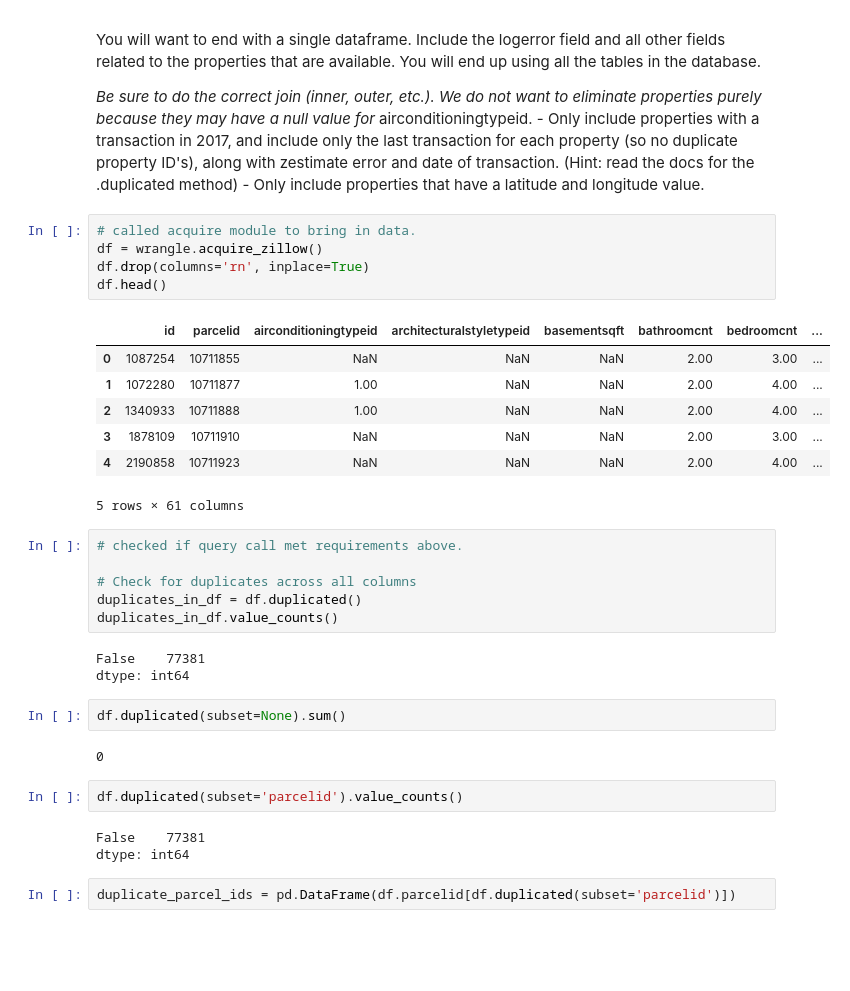
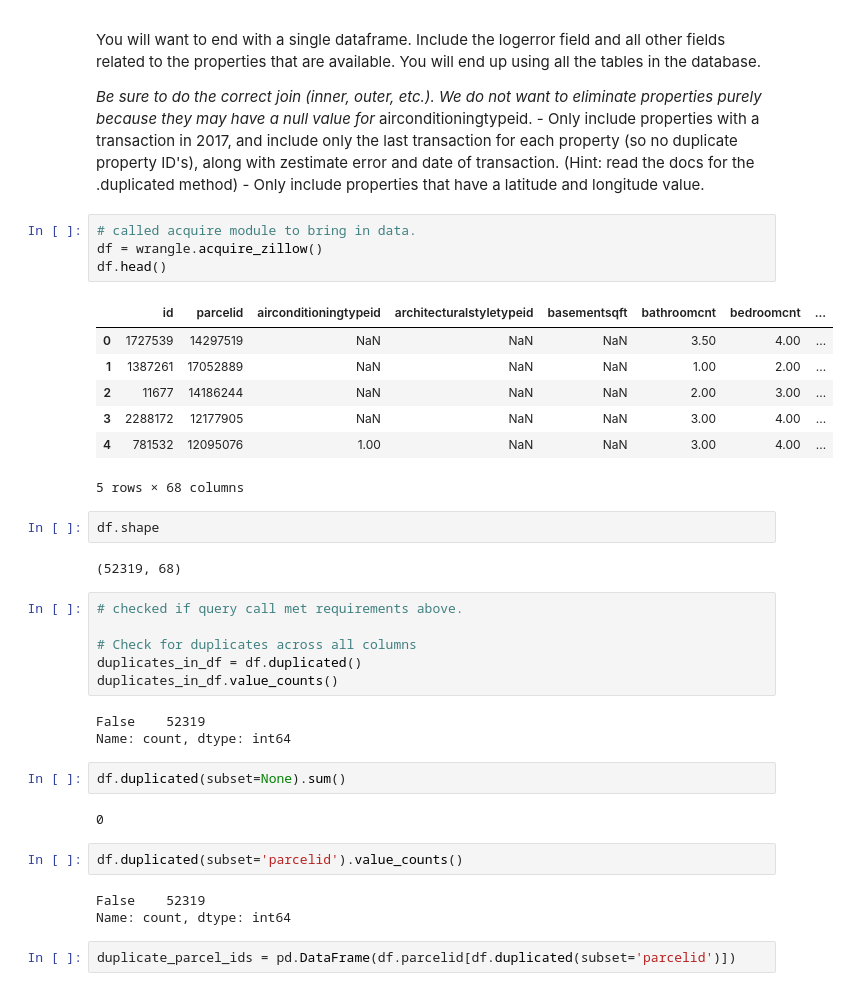
Before and after one commit to Marc-Aradillas/clustering-exercises, a Jupyter notebook: zillow.ipynb, the cells around one changed output. Drawn from its saved outputs; the diff is of its cells as text; blank space fills up the shorter version.

```diff
--- a/zillow.ipynb
+++ b/zillow.ipynb
@@ -52,16 +54,19 @@ You will want to end with a single dataframe. Include the logerror field and all
 # %%
 # called acquire module to bring in data.
 df = wrangle.acquire_zillow()
-df.drop(columns='rn', inplace=True)
 df.head()
 # %% [output]
 |  | id | parcelid | airconditioningtypeid | architecturalstyletypeid | basementsqft | bathroomcnt | bedroomcnt | ... |
-| 0 | 1087254 | 10711855 | NaN | NaN | NaN | 2.00 | 3.00 | ... |
-| 1 | 1072280 | 10711877 | 1.00 | NaN | NaN | 2.00 | 4.00 | ... |
-| 2 | 1340933 | 10711888 | 1.00 | NaN | NaN | 2.00 | 4.00 | ... |
-| 3 | 1878109 | 10711910 | NaN | NaN | NaN | 2.00 | 3.00 | ... |
-| 4 | 2190858 | 10711923 | NaN | NaN | NaN | 2.00 | 4.00 | ... |
+| 0 | 1727539 | 14297519 | NaN | NaN | NaN | 3.50 | 4.00 | ... |
+| 1 | 1387261 | 17052889 | NaN | NaN | NaN | 1.00 | 2.00 | ... |
+| 2 | 11677 | 14186244 | NaN | NaN | NaN | 2.00 | 3.00 | ... |
+| 3 | 2288172 | 12177905 | NaN | NaN | NaN | 3.00 | 4.00 | ... |
+| 4 | 781532 | 12095076 | 1.00 | NaN | NaN | 3.00 | 4.00 | ... |
-5 rows × 61 columns
+5 rows × 68 columns
+# %%
+df.shape
+# %% [output]
+(52319, 68)
 # %%
 # checked if query call met requirements above.
 
@@ -69,8 +74,8 @@ df.head()
 duplicates_in_df = df.duplicated()
 duplicates_in_df.value_counts()
 # %% [output]
-False    77381
-dtype: int64
+False    52319
+Name: count, dtype: int64
 # %%
 df.duplicated(subset=None).sum()
 # %% [output]
@@ -78,8 +83,8 @@ df.duplicated(subset=None).sum()
 # %%
 df.duplicated(subset='parcelid').value_counts()
 # %% [output]
-False    77381
-dtype: int64
+False    52319
+Name: count, dtype: int64
 # %%
 duplicate_parcel_ids = pd.DataFrame(df.parcelid[df.duplicated(subset='parcelid')])
 # %%
```
Also changed, not shown: parts of 48 cells of this notebook, 3 other files.
